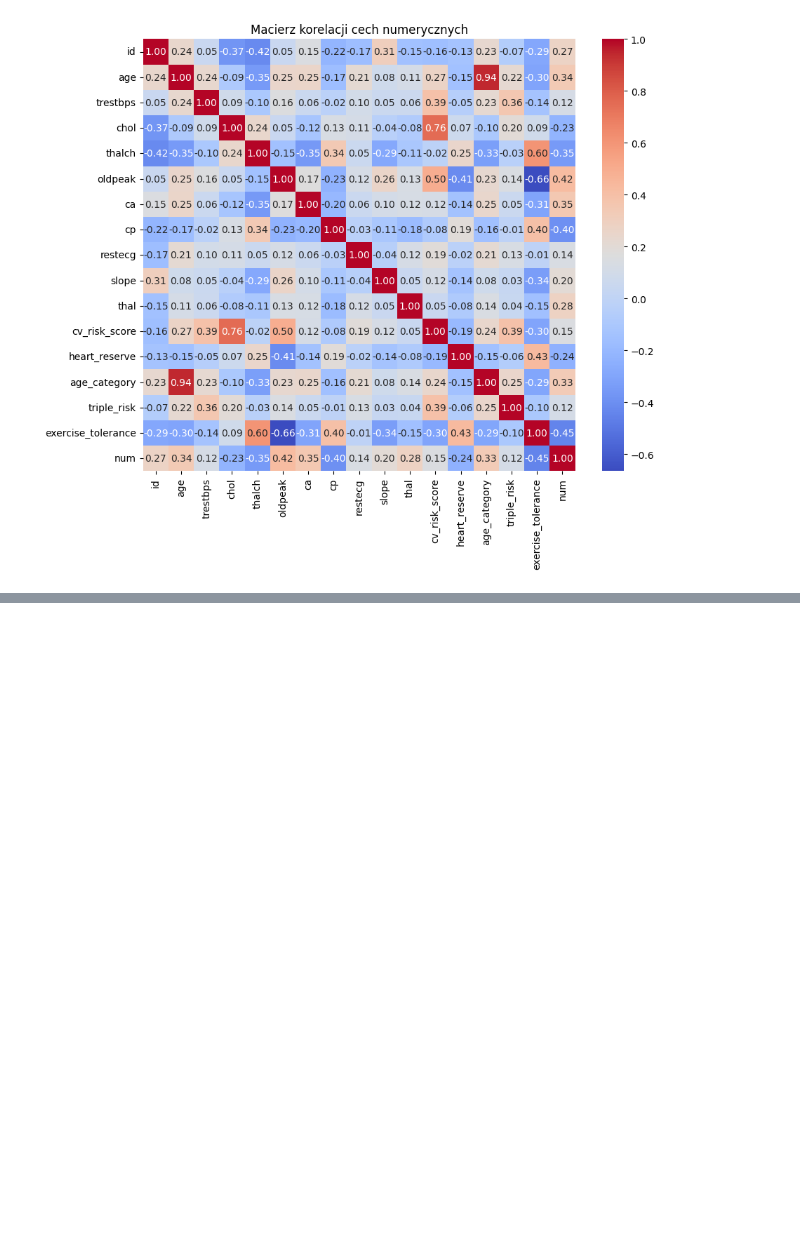
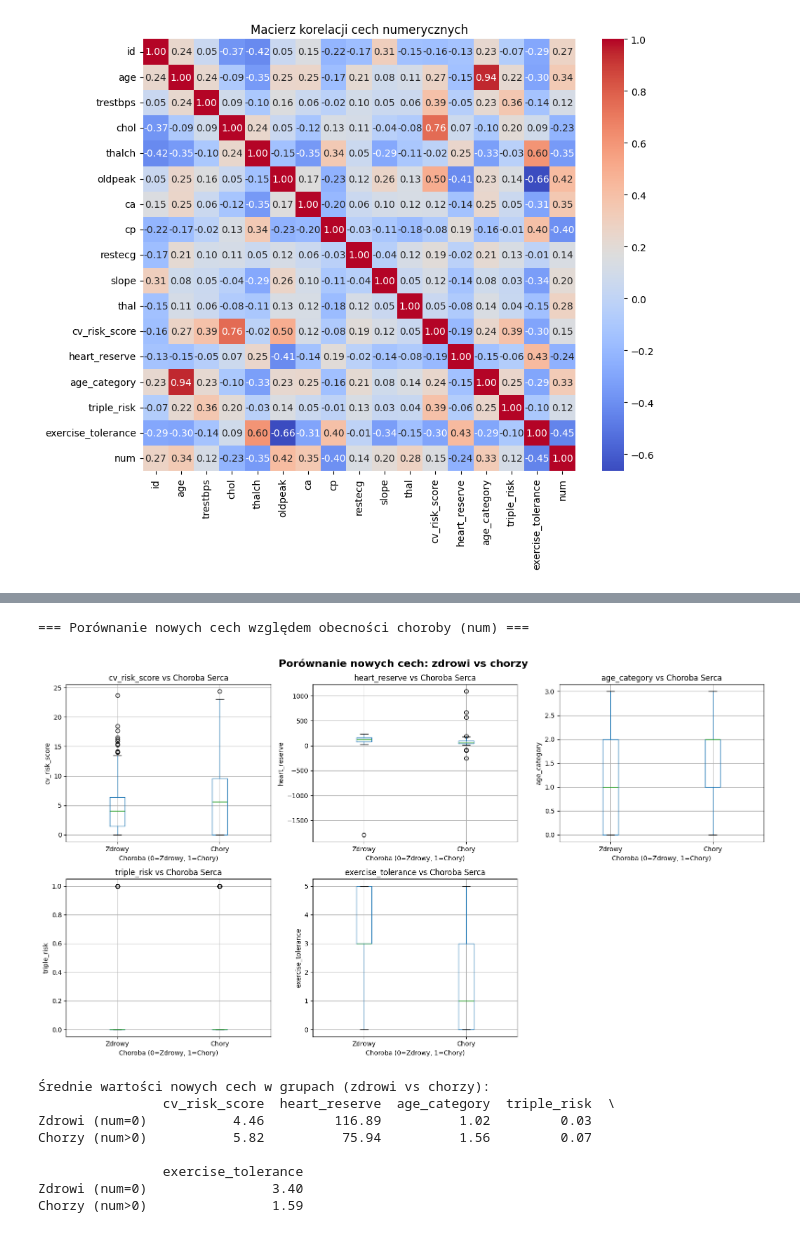
Before and after one commit to Nachos-mic/ZMUM_PROJEKT, a Jupyter notebook: zmum_project.ipynb, the cells around one changed output, grey strips where cells are left out. Cells and saved outputs as stored; diff of their text form; code cells hidden in the pictures; blank space fills up the shorter version.

```diff
--- a/zmum_project.ipynb
+++ b/zmum_project.ipynb
@@ -739,0 +580,50 @@ Chory (num>0)                 1.59
+# %%
+# PORÓWNANIE NOWYCH CECH WZGLĘDEM OBECNOŚCI CHOROBY
+# Boxploty oraz średnie wartości cech dla grup: zdrowi vs chorzy
+
+if 'num' in df_encoded.columns:
+
+    df_encoded['has_disease'] = (df_encoded['num'] > 0).astype(int)
+
+    fig, axes = plt.subplots(2, 3, figsize=(16, 9))
+    axes = axes.flatten()
+
+    for idx, col in enumerate(existing_new_features):
+        plot_data = df_encoded[[col, 'has_disease']].copy()
+        plot_data[col] = plot_data[col].replace([np.inf, -np.inf], np.nan)
+        plot_data = plot_data.dropna()
+
+        if len(plot_data) == 0:
+            axes[idx].text(0.5, 0.5, f'{col}\n(brak danych)',
+                          ha='center', va='center', fontsize=10)
+            continue
+
+        plot_data.boxplot(column=col, by='has_disease', ax=axes[idx])
+        axes[idx].set_title(f'{col} vs Choroba Serca')
+        axes[idx].set_xlabel('Choroba (0=Zdrowy, 1=Chory)')
+        axes[idx].set_ylabel(col)
+        plt.sca(axes[idx])
+        plt.xticks([1, 2], ['Zdrowy', 'Chory'])
+
+    fig.delaxes(axes[-1])
+    plt.suptitle("Porównanie nowych cech: zdrowi vs chorzy", fontsize=16, fontweight='bold')
+    plt.tight_layout()
+    plt.show()
+
+    print("\nŚrednie wartości nowych cech w grupach (zdrowi vs chorzy):")
+    clean_features = df_encoded[existing_new_features].replace([np.inf, -np.inf], np.nan)
+    df_temp = pd.concat([clean_features, df_encoded[['has_disease']]], axis=1)
+    comparison = df_temp.groupby('has_disease')[existing_new_features].mean()
+    comparison.index = ['Zdrowi (num=0)', 'Chorzy (num>0)']
+    print(comparison.round(2))
+# %% [output]
+=== Porównanie nowych cech względem obecności choroby (num) ===
+[figure, added]
+Średnie wartości nowych cech w grupach (zdrowi vs chorzy):
+                cv_risk_score  heart_reserve  age_category  triple_risk  \
+Zdrowi (num=0)           4.46         116.89          1.02         0.03
+Chorzy (num>0)           5.82          75.94          1.56         0.07
+
+                exercise_tolerance
+Zdrowi (num=0)                3.40
+Chorzy (num>0)                1.59
```
Also changed, not shown: parts of 17 cells of this notebook.
